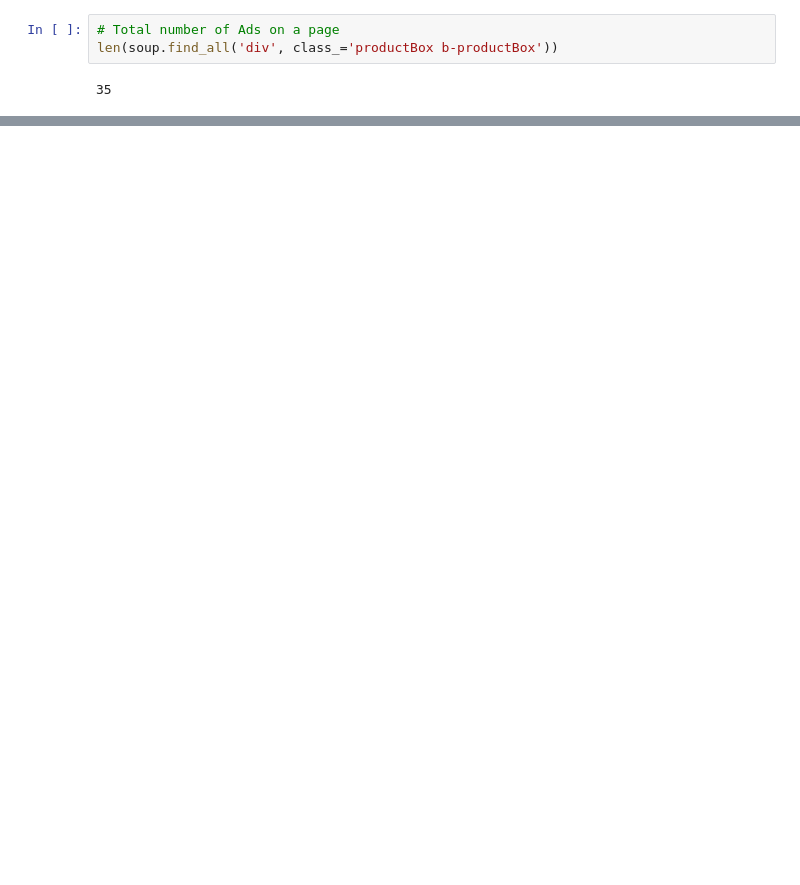
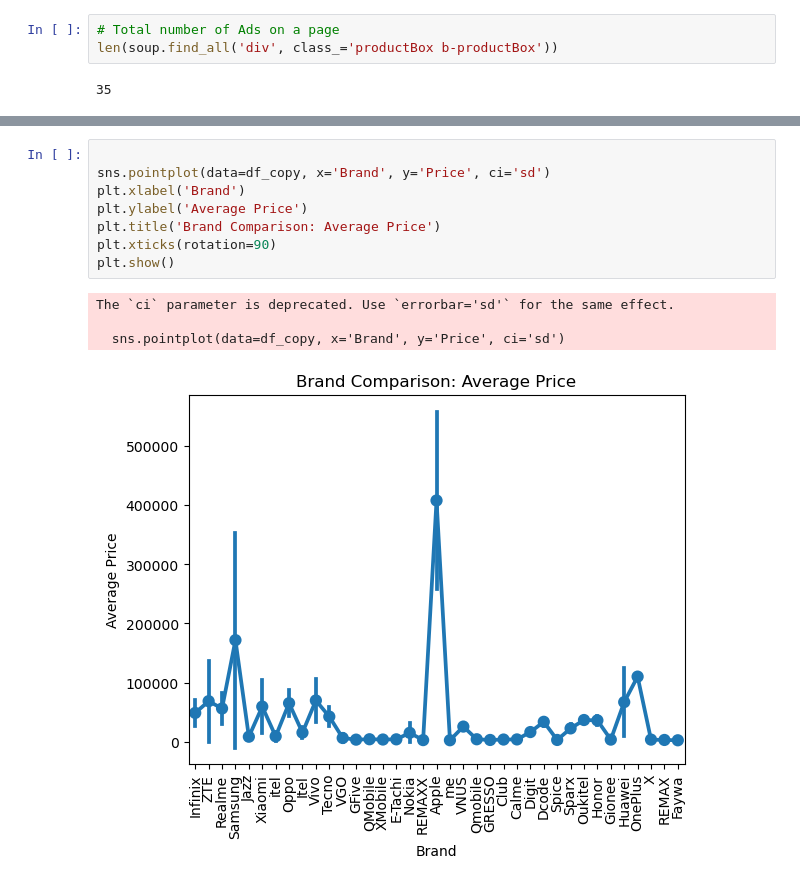
Before and after one commit to SHussainRR/WebScrapperPython, a Jupyter notebook: Project.ipynb, the cells around one changed output, grey strips where cells are left out. Saved outputs shown, nothing was run; the diff lists cells and outputs as text; blank space fills up the shorter version.

```diff
--- a/Project.ipynb
+++ b/Project.ipynb
@@ -819,0 +798,13 @@ Index(['Brand', 'Phone Name', 'Price', 'Link', 'ImageLink'], dtype='object')
+# %%
+
+sns.pointplot(data=df_copy, x='Brand', y='Price', ci='sd')
+plt.xlabel('Brand')
+plt.ylabel('Average Price')
+plt.title('Brand Comparison: Average Price')
+plt.xticks(rotation=90)
+plt.show()
+# %% [output]
+The `ci` parameter is deprecated. Use `errorbar='sd'` for the same effect.
+
+  sns.pointplot(data=df_copy, x='Brand', y='Price', ci='sd')
+[figure, added]
```
Also changed, not shown: parts of 24 cells of this notebook, 1 other file.
